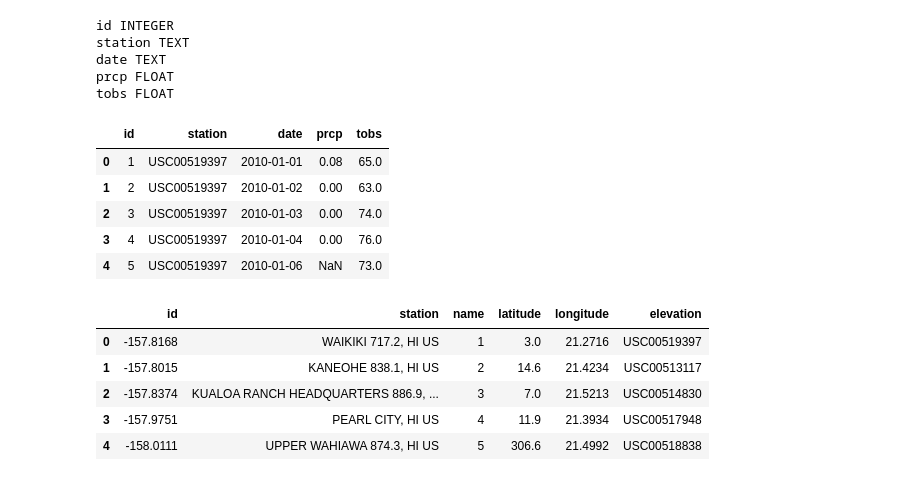
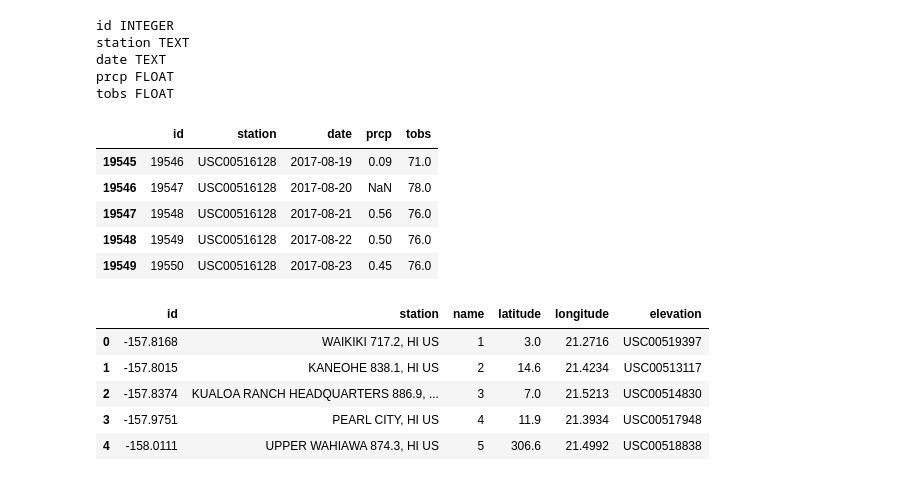
Before and after one commit to crchunn/sqlalchemy-challenge, a Jupyter notebook: Instructions/climate_starter.ipynb, the cells around one changed output. Drawn from its saved outputs; the diff is of its cells as text; code cells hidden in the pictures.

```diff
--- a/Instructions/climate_starter.ipynb
+++ b/Instructions/climate_starter.ipynb
@@ -74,17 +74,17 @@ tobs FLOAT
 measurement_query = session.query(
     Measure.id, Measure.station, Measure.date, Measure.prcp, Measure.tobs
     )\
-        .limit(10).all()
+        .all()
 measurement_df = pd.DataFrame(data=measurement_query, columns=measurement_cols)
 # %%
-measurement_df.head()
+measurement_df.tail()
 # %% [output]
 |  | id | station | date | prcp | tobs |
-| 0 | 1 | USC00519397 | 2010-01-01 | 0.08 | 65.0 |
-| 1 | 2 | USC00519397 | 2010-01-02 | 0.00 | 63.0 |
-| 2 | 3 | USC00519397 | 2010-01-03 | 0.00 | 74.0 |
-| 3 | 4 | USC00519397 | 2010-01-04 | 0.00 | 76.0 |
-| 4 | 5 | USC00519397 | 2010-01-06 | NaN | 73.0 |
+| 19545 | 19546 | USC00516128 | 2017-08-19 | 0.09 | 71.0 |
+| 19546 | 19547 | USC00516128 | 2017-08-20 | NaN | 78.0 |
+| 19547 | 19548 | USC00516128 | 2017-08-21 | 0.56 | 76.0 |
+| 19548 | 19549 | USC00516128 | 2017-08-22 | 0.50 | 76.0 |
+| 19549 | 19550 | USC00516128 | 2017-08-23 | 0.45 | 76.0 |
 # %%
 station_query = session.query(
     Station.longitude, Station.name, Station.id, Station.elevation, Station.latitude, Station.station
```
Also changed, not shown: parts of 10 cells of this notebook.
